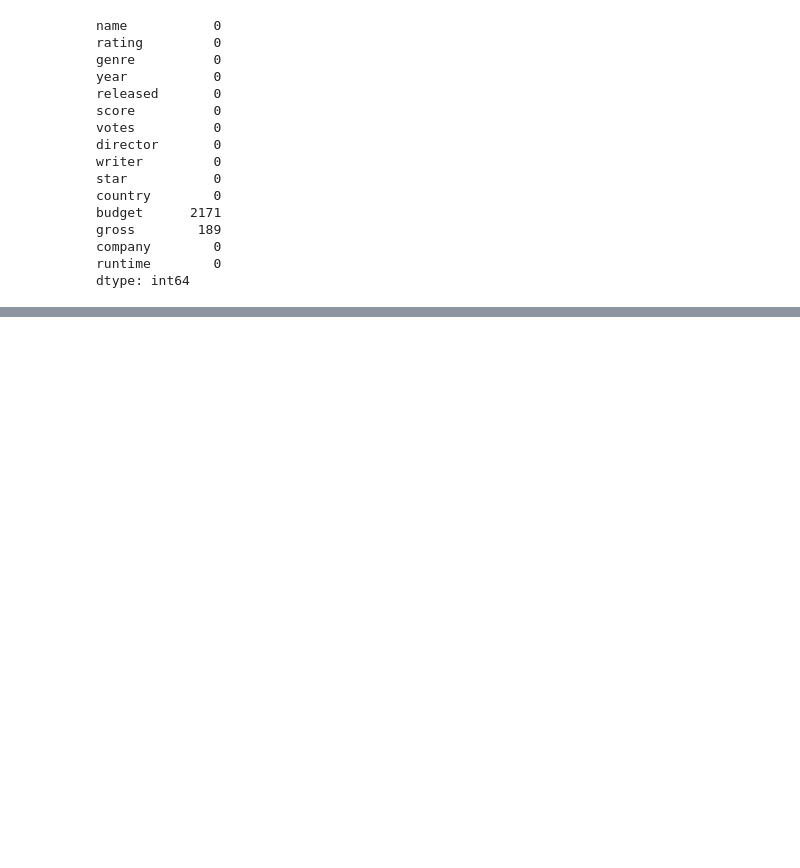
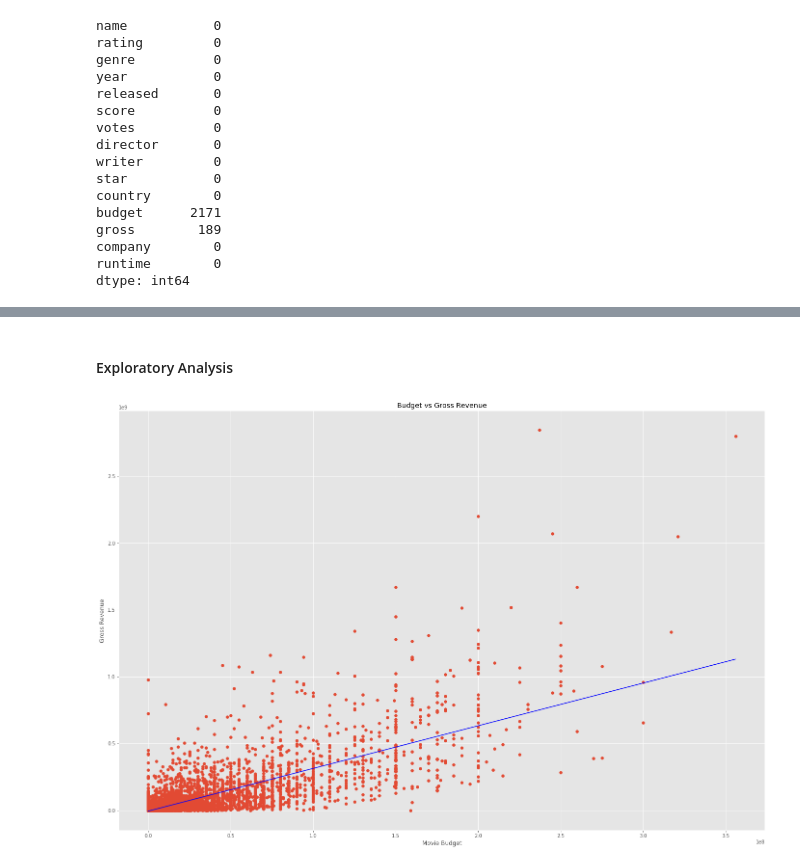
Before and after one commit to Shumemo/PortfolioProjects, a Jupyter notebook: Python Correlation Project.ipynb, the cells around one changed output, grey strips where cells are left out. Cells and saved outputs as stored; diff of their text form; code cells hidden in the pictures; blank space fills up the shorter version.

```diff
--- a/Python Correlation Project.ipynb
+++ b/Python Correlation Project.ipynb
@@ -8,9 +8,3 @@ import matplotlib.pyplot as plt
 plt.style.use('ggplot')
 from matplotlib.pyplot import figure
 %matplotlib inline
-
-# Adjusts the plot configuration we will create
-matplotlib.rcParams['figure.figsize'] = (12,8)
-
-# Importing data
-df = pd.read_csv('movies.csv')
@@ -276,3 +277,14 @@ gross        189
 company        0
 runtime        0
 dtype: int64
+# %%
+# Checking for ideas...
+print('Mean budget', df['budget'].mean())
+print('Median Budget', df['budget'].median())
+print('Mode Budget', df['budget'].mode())
+
+# It seems like it might be best for now to fill in both budget and gross NULLs with 0s for now.
+# Multiple Imputations could be done in the future, as these movies seem to be mainly older movies where such data might
+# have been lost or unrecorded.
+df['budget'].fillna(0, inplace = True)
+df['gross'].fillna(0, inplace = True)
@@ -279,5 +317,8 @@ dtype: int64
 # %%
-# CANT CHANGE TYPE UNTIL NULLS ARE DEALT WITH
 # Changing datatypes into a more usable format for future work.
-# df['budget'] = df['budget'].astype('int64')
-# df['gross'] = df['gross'].astype('int64')
+df['budget'] = df['budget'].astype('int64')
+df['gross'] = df['gross'].astype('int64')
+df['runtime'] = df['runtime'].astype('int64')
+df['score'] = df['score'].astype('float64')
+df['votes'] = df['votes'].astype('int64')
+df.dtypes
@@ -283,0 +352,4 @@ dtype: int64
+# %%
+# Let's also sort this out by a value to keep it organized.
+df = df.sort_values(by = ['gross'], inplace = False, ascending = False)
+df.head()
@@ -283,0 +363,12 @@ dtype: int64
+# %% [markdown]
+#### Exploratory Analysis
+# %%
+plt.figure(figsize = (24,16))
+plt.scatter(x = df['budget'], y = df['gross'])
+plt.plot(np.unique(df['budget']), np.poly1d(np.polyfit(df['budget'], df['gross'], 1))(np.unique(df['budget'])), color = 'blue')
+plt.title('Budget vs Gross Revenue')
+plt.xlabel('Movie Budget')
+plt.ylabel('Gross Revenue')
+plt.show()
+# %% [output]
+[figure, added]
```
Also changed, not shown: parts of 15 cells of this notebook.
